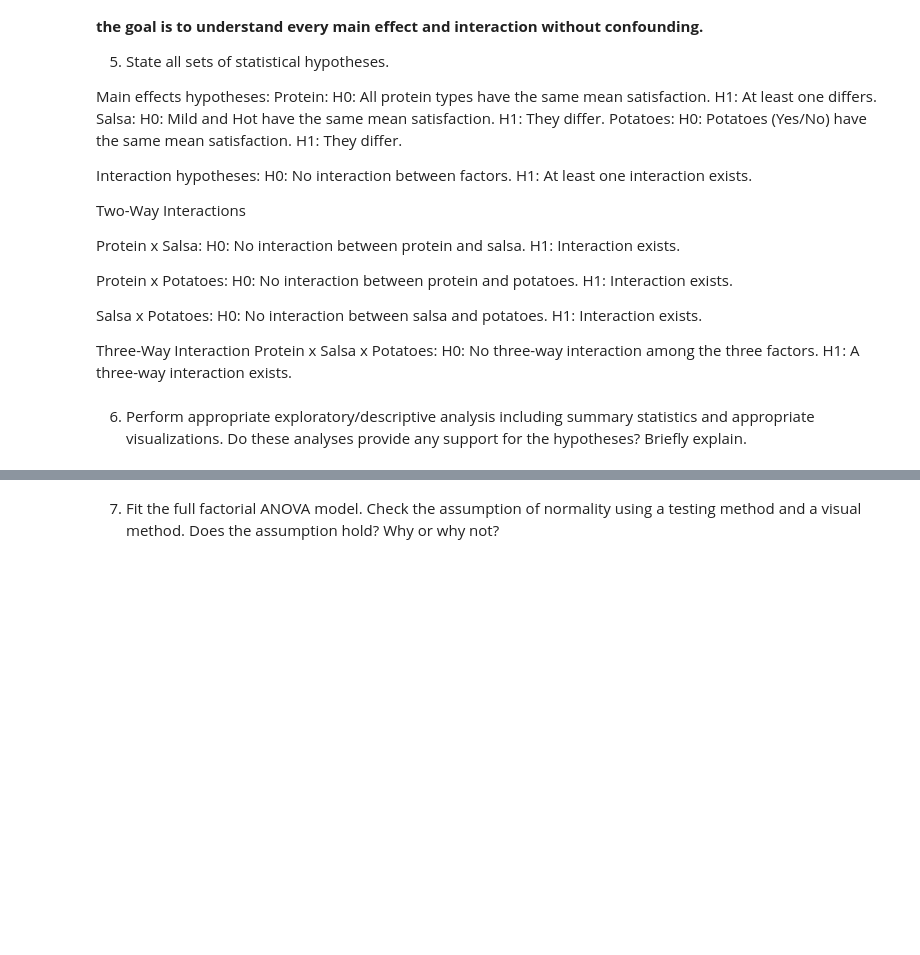
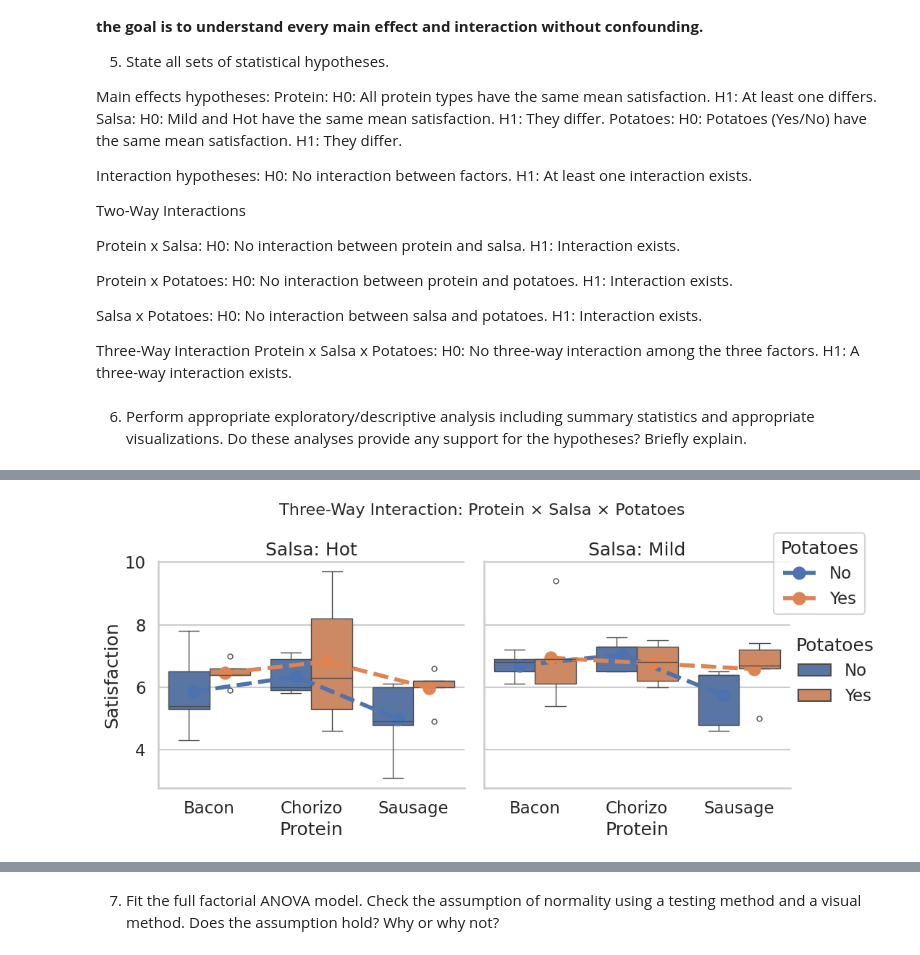
Before and after one commit to shahrukh-malikk/STAT-7220-Applied-Experimental-Design, a Jupyter notebook: Assignments/Final-Exam/Final-Exam.ipynb, the cells around one changed output, grey strips where cells are left out. Saved outputs shown, nothing was run; the diff lists cells and outputs as text; code cells hidden in the pictures; blank space fills up the shorter version.

```diff
--- a/Assignments/Final-Exam/Final-Exam.ipynb
+++ b/Assignments/Final-Exam/Final-Exam.ipynb
@@ -385,0 +252,71 @@ Passing `palette` without assigning `hue` is deprecated and will be removed in v
+# %%
+
+# 3-WAY INTERACTION:
+# Protein × Salsa × Potatoes
+# (boxplots + mean lines, faceted by Salsa)
+
+def three_way_interaction_box_line():
+    # Boxplots in separate panels for each Salsa level
+    g = sns.catplot(
+        data=df,
+        x="Protein",
+        y="Satisfaction",
+        hue="Potatoes",
+        col="Salsa",
+        kind="box",
+        dodge=True,
+        height=5,
+        aspect=1.0
+    )
+
+    g.fig.subplots_adjust(top=0.82)
+    g.fig.suptitle("Three-Way Interaction: Protein × Salsa × Potatoes", fontsize=16)
+
+    # Compute means for each Protein × Potatoes × Salsa combo
+    means = (
+        df.groupby(["Salsa", "Protein", "Potatoes"])["Satisfaction"]
+          .mean()
+          .reset_index()
+    )
+
+    # Overlay mean lines in each facet (one panel per Salsa)
+    salsa_levels = sorted(df["Salsa"].unique())
+    for ax, salsa in zip(g.axes.flat, salsa_levels):
+        sub = means[means["Salsa"] == salsa]
+        sns.pointplot(
+            data=sub,
+            x="Protein",
+            y="Satisfaction",
+            hue="Potatoes",
+            markers="o",
+            linestyles="--",
+            dodge=0.3,
+            ax=ax,
+            errorbar=None
+        )
+        ax.set_title(f"Salsa: {salsa}")
+        ax.set_xlabel("Protein")
+        ax.set_ylabel("Satisfaction")
+
+    # Fix legend: keep only one, outside
+    handles, labels = g.axes.flat[0].get_legend_handles_labels()
+    # First legend from boxplot, second from pointplot – keep unique
+    by_label = dict(zip(labels, handles))
+    g.fig.legend(
+        by_label.values(),
+        by_label.keys(),
+        title="Potatoes",
+        loc="upper right",
+        bbox_to_anchor=(0.98, 0.92)
+    )
+
+    # Remove per-axes legends
+    for ax in g.axes.flat:
+        ax.legend_.remove()
+
+    plt.show()
+
+# Call it
+three_way_interaction_box_line()
+# %% [output]
+[figure, added]
```
Also changed, not shown: parts of 10 cells of this notebook.
